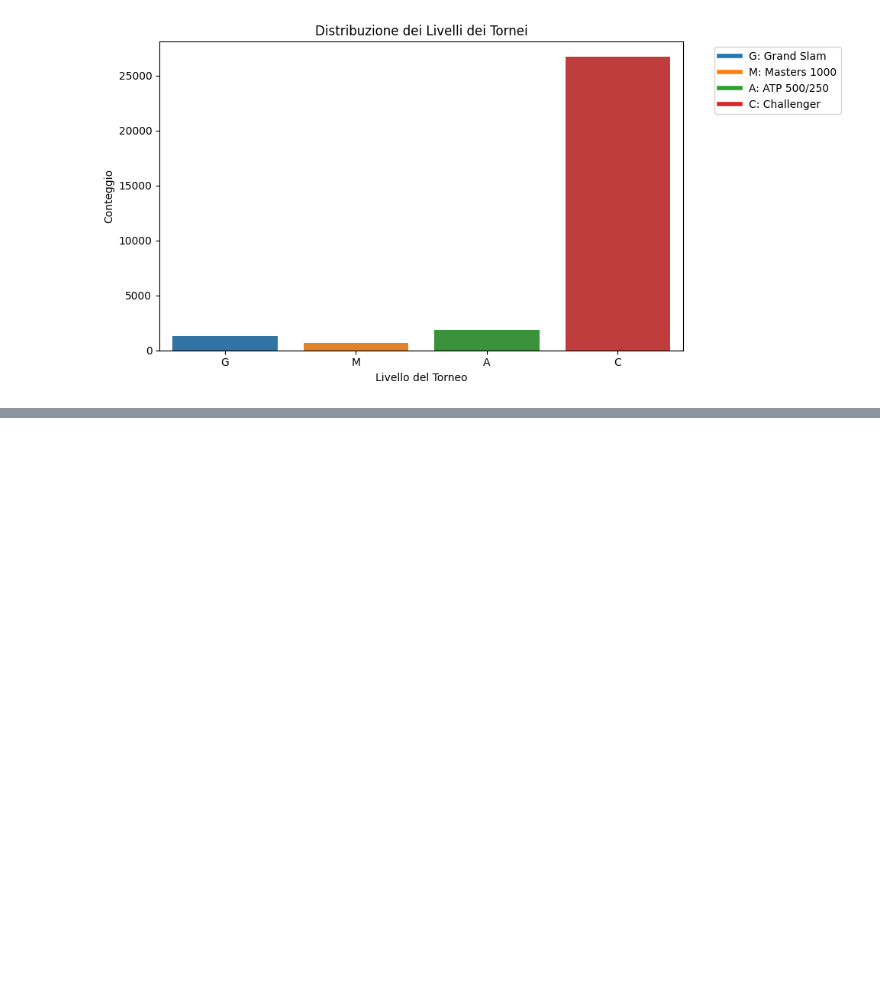
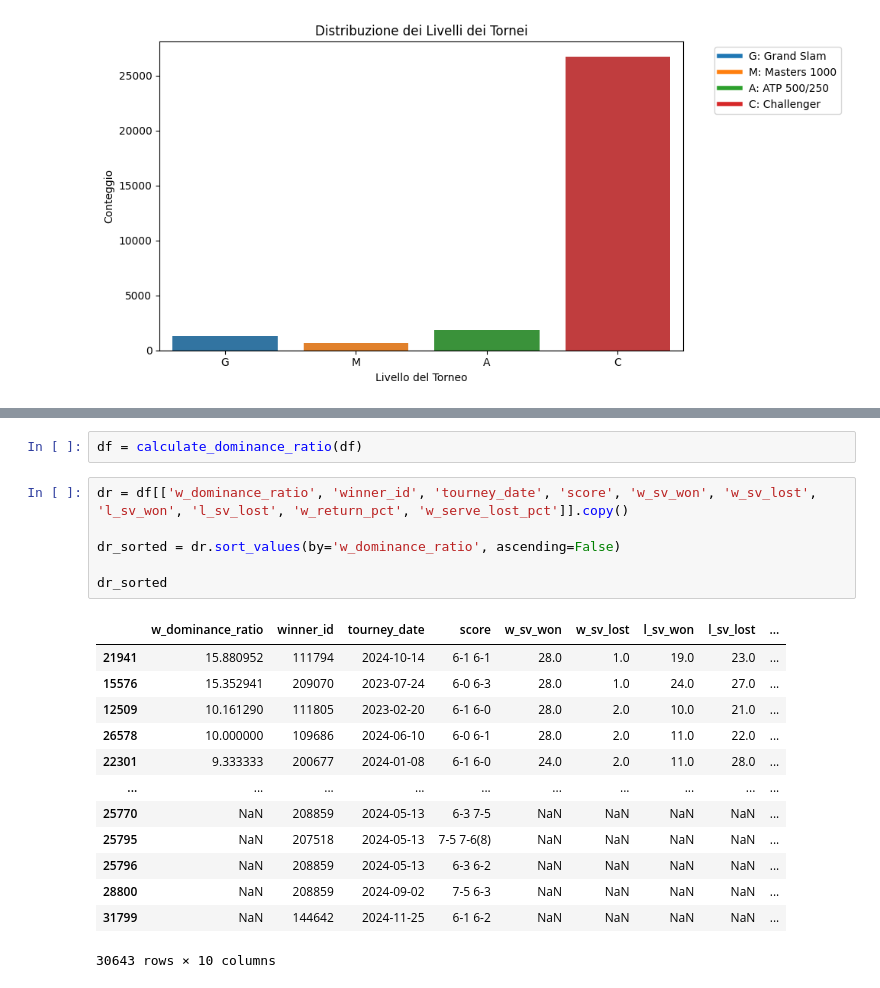
Before and after one commit to MarioAlfio/Tennis_bet, a Jupyter notebook: eda_analysis_part1.ipynb, the cells around one changed output, grey strips where cells are left out. Saved outputs shown, nothing was run; the diff lists cells and outputs as text; blank space fills up the shorter version.

```diff
--- a/eda_analysis_part1.ipynb
+++ b/eda_analysis_part1.ipynb
@@ -363,0 +412,22 @@ plt.show()
+# %%
+df = calculate_dominance_ratio(df)
+# %%
+dr = df[['w_dominance_ratio', 'winner_id', 'tourney_date', 'score', 'w_sv_won', 'w_sv_lost', 'l_sv_won', 'l_sv_lost', 'w_return_pct', 'w_serve_lost_pct']].copy()
+
+dr_sorted = dr.sort_values(by='w_dominance_ratio', ascending=False)
+
+dr_sorted
+# %% [output]
+|  | w_dominance_ratio | winner_id | tourney_date | score | w_sv_won | w_sv_lost | l_sv_won | l_sv_lost | ... |
+| 21941 | 15.880952 | 111794 | 2024-10-14 | 6-1 6-1 | 28.0 | 1.0 | 19.0 | 23.0 | ... |
+| 15576 | 15.352941 | 209070 | 2023-07-24 | 6-0 6-3 | 28.0 | 1.0 | 24.0 | 27.0 | ... |
+| 12509 | 10.161290 | 111805 | 2023-02-20 | 6-1 6-0 | 28.0 | 2.0 | 10.0 | 21.0 | ... |
+| 26578 | 10.000000 | 109686 | 2024-06-10 | 6-0 6-1 | 28.0 | 2.0 | 11.0 | 22.0 | ... |
+| 22301 | 9.333333 | 200677 | 2024-01-08 | 6-1 6-0 | 24.0 | 2.0 | 11.0 | 28.0 | ... |
+| ... | ... | ... | ... | ... | ... | ... | ... | ... | ... |
+| 25770 | NaN | 208859 | 2024-05-13 | 6-3 7-5 | NaN | NaN | NaN | NaN | ... |
+| 25795 | NaN | 207518 | 2024-05-13 | 7-5 7-6(8) | NaN | NaN | NaN | NaN | ... |
+| 25796 | NaN | 208859 | 2024-05-13 | 6-3 6-2 | NaN | NaN | NaN | NaN | ... |
+| 28800 | NaN | 208859 | 2024-09-02 | 7-5 6-3 | NaN | NaN | NaN | NaN | ... |
+| 31799 | NaN | 144642 | 2024-11-25 | 6-1 6-2 | NaN | NaN | NaN | NaN | ... |
+30643 rows × 10 columns
```
Also changed, not shown: parts of 8 cells of this notebook, 2 other files.
